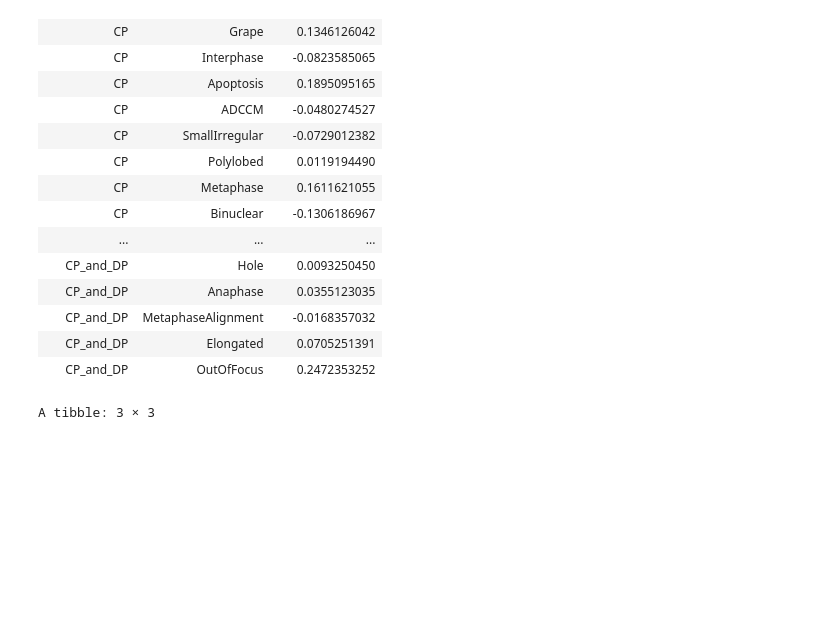
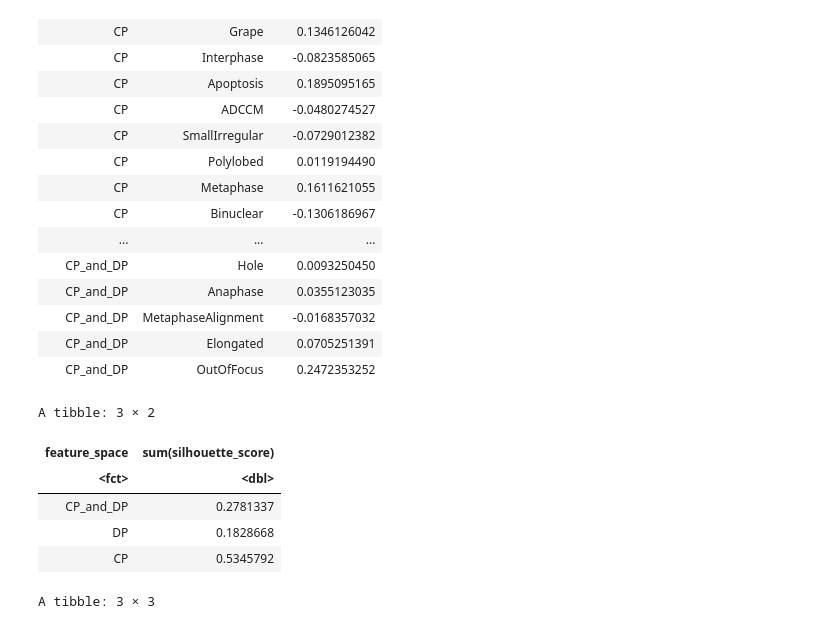
Before and after one commit to WayScience/phenotypic_profiling, a Jupyter notebook: 7.figures/Supplementary_silhouette_scores.ipynb, the cells around one changed output. Drawn from its saved outputs; the diff is of its cells as text; code cells hidden in the pictures; blank space fills up the shorter version.

Commit message:
calculate total silhouette sum per feature space

```diff
--- a/7.figures/Supplementary_silhouette_scores.ipynb
+++ b/7.figures/Supplementary_silhouette_scores.ipynb
@@ -62,6 +62,18 @@ A spec_tbl_df: 45 × 3
 | CP_and_DP | MetaphaseAlignment | -0.0168357032 |
 | CP_and_DP | Elongated | 0.0705251391 |
 | CP_and_DP | OutOfFocus | 0.2472353252 |
+# %%
+# Calculate total Silhouette scores per feature space
+silhouette_summary_df %>%
+    dplyr::group_by(feature_space) %>%
+    dplyr::summarize(sum(silhouette_score))
+# %% [output]
+A tibble: 3 × 2
+| feature_space | sum(silhouette_score) |
+| <fct> | <dbl> |
+| CP_and_DP | 0.2781337 |
+| DP | 0.1828668 |
+| CP | 0.5345792 |
 # %%
 # Summarize the top feature spaces
 top_feature_spaces <- silhouette_summary_df %>%
```
Also changed, not shown: 1 other file.
